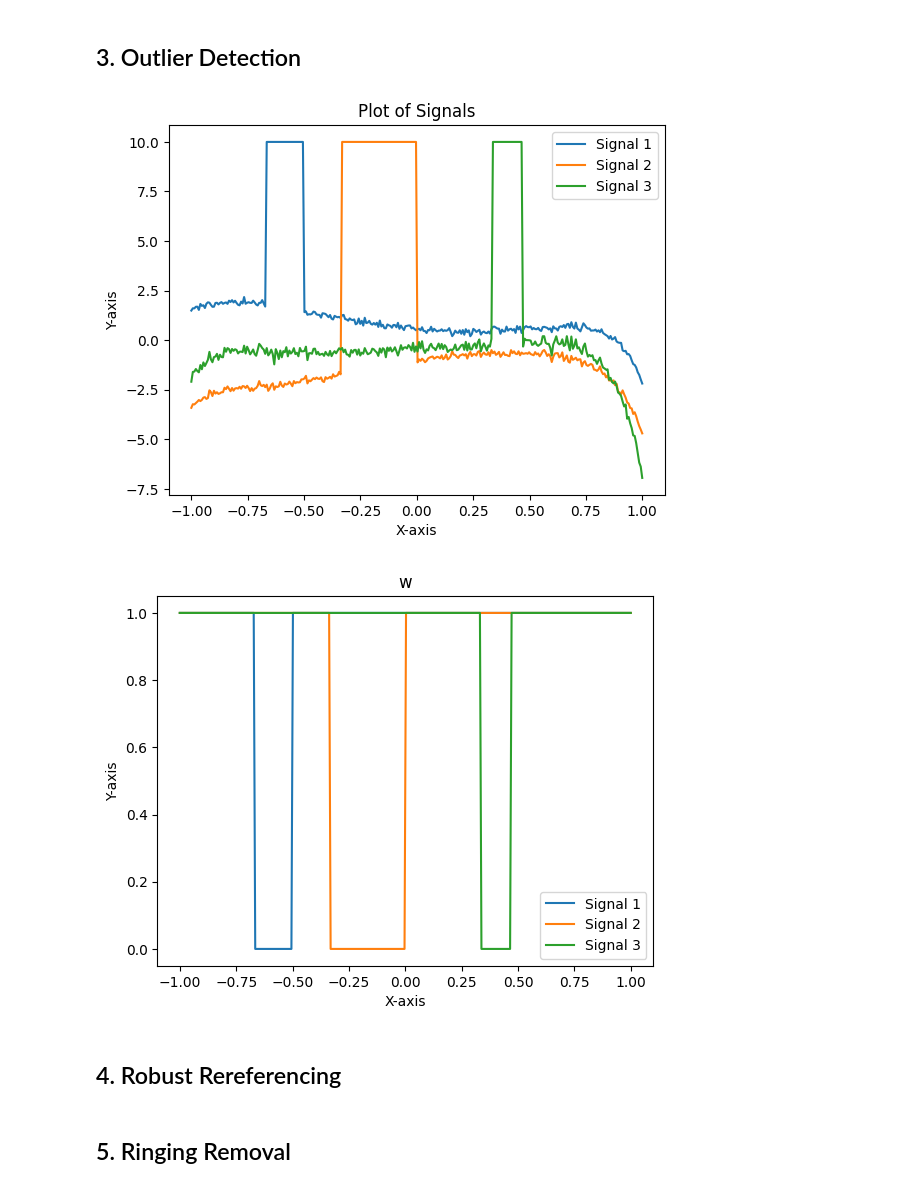
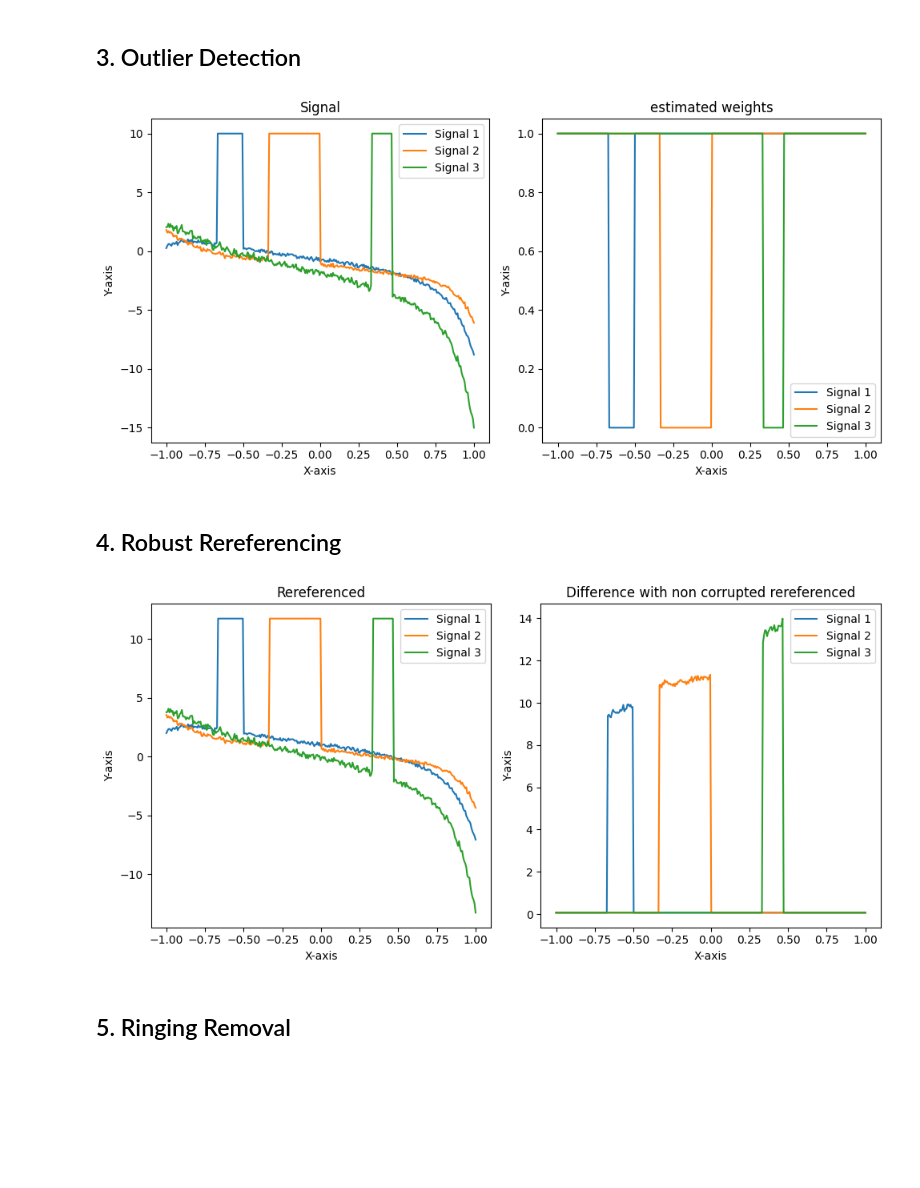
Before and after one commit to alexicanesse/robust-detrending-rereferencing-outlier-detection-and-inpainting-for-multichannel-data, a Jupyter notebook: implementation.ipynb, the cells around one changed output. Cells and saved outputs as stored; diff of their text form; code cells hidden in the pictures; blank space fills up the shorter version.

```diff
--- a/implementation.ipynb
+++ b/implementation.ipynb
@@ -14,6 +32,2 @@ import utils
 # %% [markdown]
 ## 1. Robust detrending
-# %%
-xvalues, synthetic_signal, _ = utils.generate_noisy_polynomial(degree=5, noise_level=0.1, num_points=512)
-synthetic_signal[100:150] += 3
-utils.plot_signals(xvalues, [synthetic_signal])
@@ -81,0 +88,3 @@ utils.plot_signals(xvalues, [synthetic_signal, detrended[:, 0], weights, trend],
+# %%
+detrended_x1, trend_x1, weights_x1, _ = robust_detrend(x[:, 0], 10, niter=5, thresh=1)
+utils.plot_signals(t, [x[:, 0], detrended_x1[:, 0], weights_x1, trend_x1], y_names=["signal", "detrended", "weights", "fit"])
@@ -185,10 +180,8 @@ def outlier_detection(x, thres=2., maxiter=10):
     return w
 # %%
 estimated_w = outlier_detection(x, maxiter=20)
-utils.plot_signals(t, x.T)
-utils.plot_signals(t, estimated_w.T, title='w')
+utils.plot_signals_side_by_side(t, x.T, estimated_w.T, title1="Signal", title2="estimated weights")
 # %% [output]
-[figure, old version]
+[figure, new version]
-[figure, removed]
 # %% [markdown]
 ## 4. Robust Rereferencing
@@ -195,3 +193,8 @@ utils.plot_signals(t, estimated_w.T, title='w')
+# %%
+rereferenced_x = robust_rereferencing(x)
+utils.plot_signals_side_by_side(t, rereferenced_x.T, rereferenced_x.T - (x_not_corrupted.T - np.mean(x_not_corrupted)), title1="Rereferenced", title2="Difference with non corrupted rereferenced")
+# %% [output]
+[figure, added]
 # %% [markdown]
 ## 5. Ringing Removal
 # %% [markdown]
```
Also changed, not shown: parts of 8 cells of this notebook.
